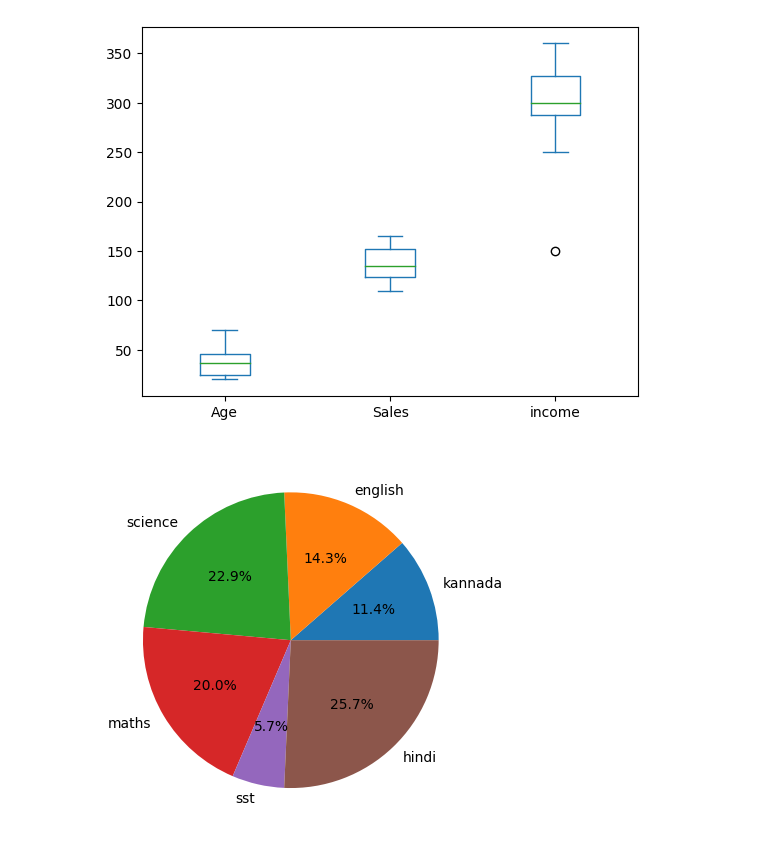
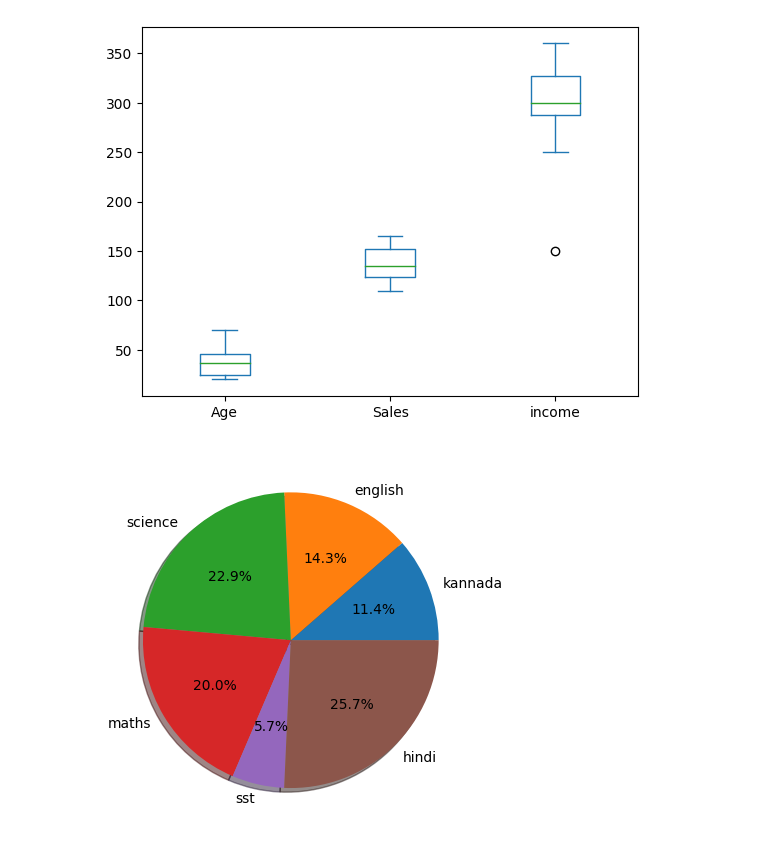
Before and after one commit to Chandrakantsm/demo100, a Jupyter notebook: module3/stat.ipynb, the cells around one changed output. Drawn from its saved outputs; the diff is of its cells as text; code cells hidden in the pictures.

```diff
--- a/module3/stat.ipynb
+++ b/module3/stat.ipynb
@@ -106,7 +106,8 @@ plt.show()
 [figure]
 # %%
 list=[40,50,80,70,20,90]
-plt.pie(list,labels={"kannada","english","hindi","maths","science","sst"},autopct='%1.1f%%')
+height=[4.2,4.5,5,5.5,4,4.8]
+plt.pie(list,labels={"kannada","english","hindi","maths","science","sst"},autopct='%1.1f%%',shadow=True,radius=1)
 plt.show()
 # %% [output]
-[figure, old version]
+[figure, new version]
```
Also changed, not shown: parts of 2 cells of this notebook.
